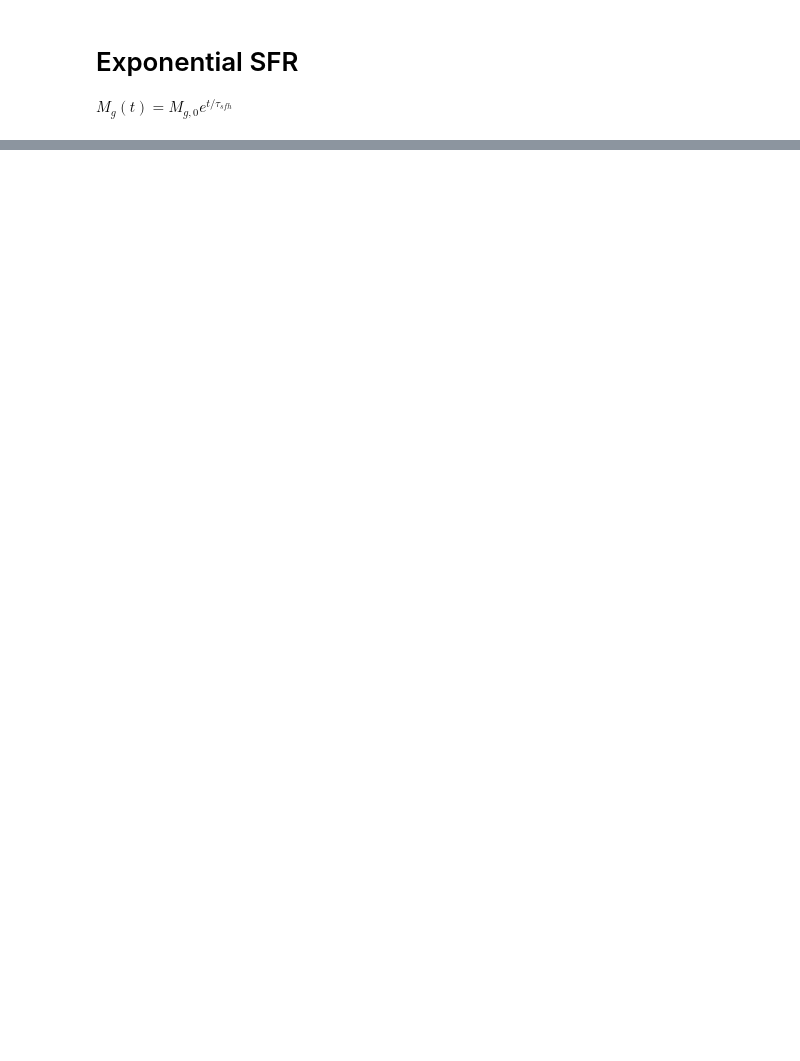
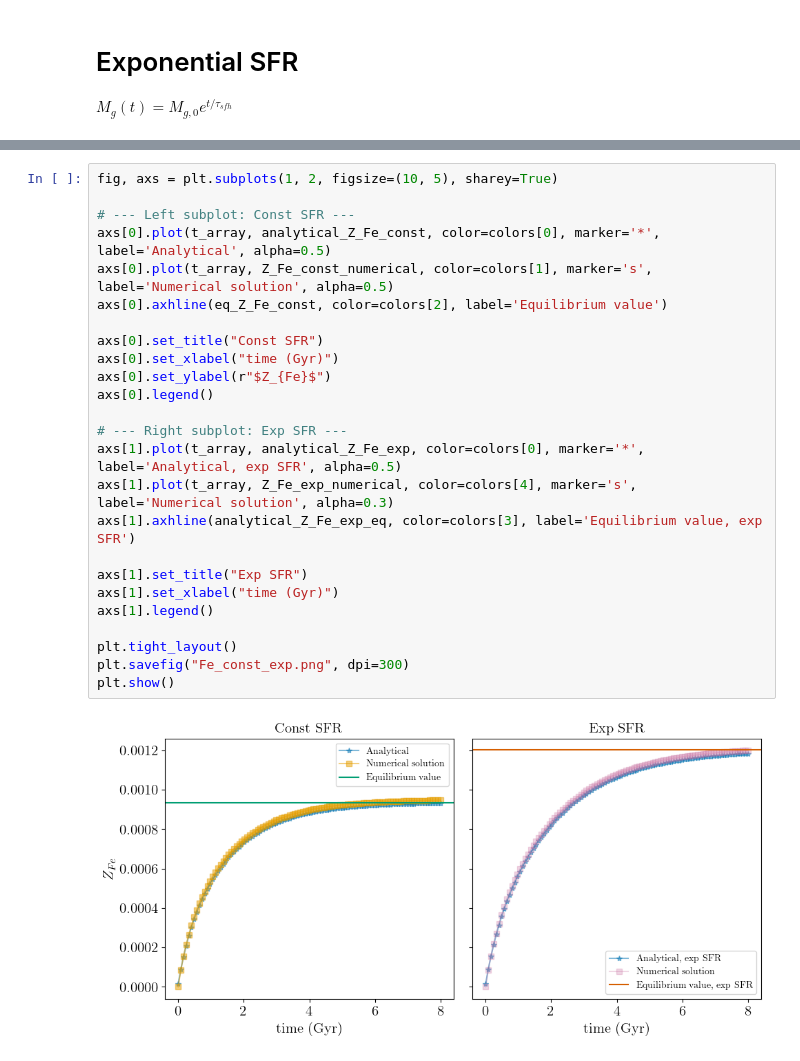
Before and after one commit to haniyehtajer/chemevo, a Jupyter notebook: examples/Iron_abundance.ipynb, the cells around one changed output, grey strips where cells are left out. Drawn from its saved outputs; the diff is of its cells as text; blank space fills up the shorter version.

```diff
--- a/examples/Iron_abundance.ipynb
+++ b/examples/Iron_abundance.ipynb
@@ -74,0 +107,27 @@ plt.show()
+# %%
+fig, axs = plt.subplots(1, 2, figsize=(10, 5), sharey=True)
+
+# --- Left subplot: Const SFR ---
+axs[0].plot(t_array, analytical_Z_Fe_const, color=colors[0], marker='*', label='Analytical', alpha=0.5)
+axs[0].plot(t_array, Z_Fe_const_numerical, color=colors[1], marker='s', label='Numerical solution', alpha=0.5)
+axs[0].axhline(eq_Z_Fe_const, color=colors[2], label='Equilibrium value')
+
+axs[0].set_title("Const SFR")
+axs[0].set_xlabel("time (Gyr)")
+axs[0].set_ylabel(r"$Z_{Fe}$")
+axs[0].legend()
+
+# --- Right subplot: Exp SFR ---
+axs[1].plot(t_array, analytical_Z_Fe_exp, color=colors[0], marker='*', label='Analytical, exp SFR', alpha=0.5)
+axs[1].plot(t_array, Z_Fe_exp_numerical, color=colors[4], marker='s', label='Numerical solution', alpha=0.3)
+axs[1].axhline(analytical_Z_Fe_exp_eq, color=colors[3], label='Equilibrium value, exp SFR')
+
+axs[1].set_title("Exp SFR")
+axs[1].set_xlabel("time (Gyr)")
+axs[1].legend()
+
+plt.tight_layout()
+plt.savefig("Fe_const_exp.png", dpi=300)
+plt.show()
+# %% [output]
+[figure, added]
```
Also changed, not shown: parts of 6 cells of this notebook, 5 other files.
